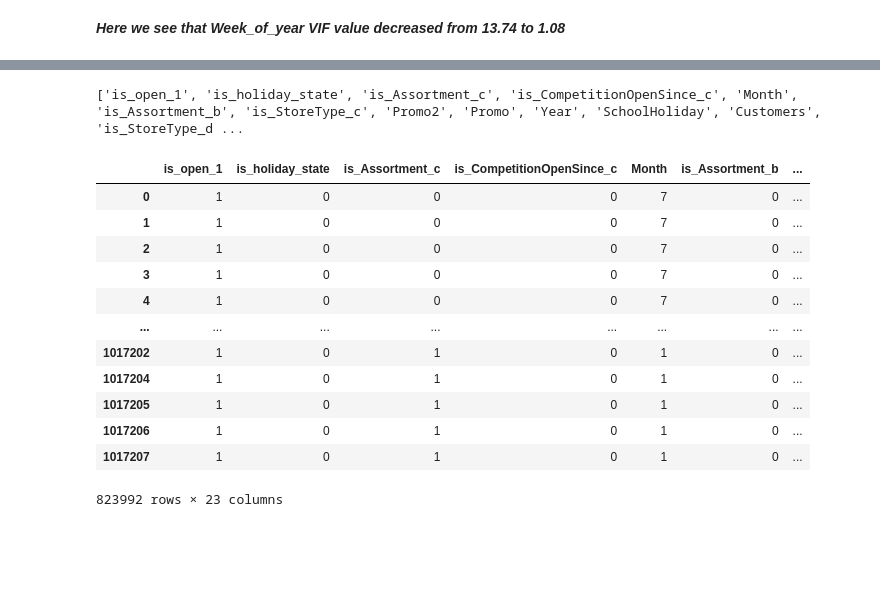
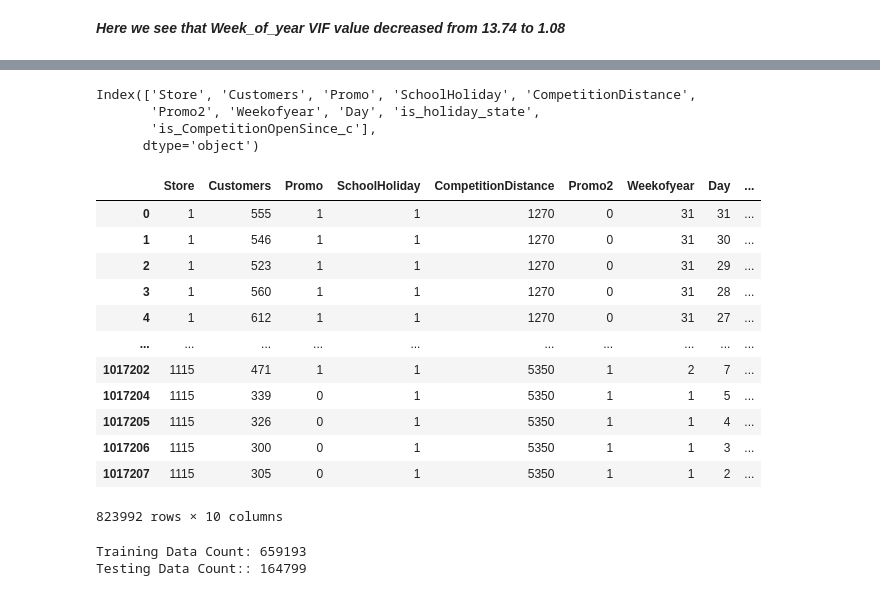
Before and after one commit to priyankashinde-DS/Rossmann_sales_prediction, a Jupyter notebook: ML(Supervised)_Rossmann_Sales_Prediction_Capstone_Project.ipynb, the cells around one changed output, grey strips where cells are left out. Cells and saved outputs as stored; diff of their text form; code cells hidden in the pictures; blank space fills up the shorter version.

```diff
--- a/ML(Supervised)_Rossmann_Sales_Prediction_Capstone_Project.ipynb
+++ b/ML(Supervised)_Rossmann_Sales_Prediction_Capstone_Project.ipynb
@@ -945,2 +922,2 @@ Index(['Store', 'Sales', 'Customers', 'Promo', 'SchoolHoliday',
 # %%
-input = clean_df.drop('Sales',axis=1)
+linear_model_df = df.drop('Sales',axis=1)
@@ -984,0 +953,3 @@ calc_vif(input.drop('Month',axis=1))
+# %%
+linear_model_df.drop(['is_CompetitionOpenSince_a','is_CompetitionOpenSince_b','Month','is_Assortment_b','is_Assortment_a','is_Assortment_c',
+                      'is_StoreType_a','is_StoreType_b','is_StoreType_c','is_StoreType_d','is_open_1'], axis=1,inplace=True)
@@ -998,0 +974,2 @@ calc_vif(x_input.drop(['is_CompetitionOpenSince_a','is_CompetitionOpenSince_b','
+# %%
+linear_model_df.drop(['is_sale_in_week','Year'], axis=1,inplace=True)
@@ -1000,10 +991,12 @@ calc_vif(x_input.drop(['is_CompetitionOpenSince_a','is_CompetitionOpenSince_b','
 dependent_variable = 'Sales'
 
 # Create a list of independent variables
-independent_variables = list(set(clean_df.columns.tolist()) - {dependent_variable})
-
+independent_variables = linear_model_df.columns
 print(independent_variables)
 # %% [output]
-['is_open_1', 'is_holiday_state', 'is_Assortment_c', 'is_CompetitionOpenSince_c', 'Month', 'is_Assortment_b', 'is_StoreType_c', 'Promo2', 'Promo', 'Year', 'SchoolHoliday', 'Customers', 'is_StoreType_d ...
+Index(['Store', 'Customers', 'Promo', 'SchoolHoliday', 'CompetitionDistance',
+       'Promo2', 'Weekofyear', 'Day', 'is_holiday_state',
+       'is_CompetitionOpenSince_c'],
+      dtype='object')
 # %%
 # Create the data of independent variables
@@ -1015,19 +1007,25 @@ y = clean_df[dependent_variable].values
 # %%
-clean_df[independent_variables]
+df[independent_variables]
 # %% [output]
-|  | is_open_1 | is_holiday_state | is_Assortment_c | is_CompetitionOpenSince_c | Month | is_Assortment_b | ... |
-| 0 | 1 | 0 | 0 | 0 | 7 | 0 | ... |
-| 1 | 1 | 0 | 0 | 0 | 7 | 0 | ... |
-| 2 | 1 | 0 | 0 | 0 | 7 | 0 | ... |
-| 3 | 1 | 0 | 0 | 0 | 7 | 0 | ... |
-| 4 | 1 | 0 | 0 | 0 | 7 | 0 | ... |
-| ... | ... | ... | ... | ... | ... | ... | ... |
-| 1017202 | 1 | 0 | 1 | 0 | 1 | 0 | ... |
-| 1017204 | 1 | 0 | 1 | 0 | 1 | 0 | ... |
-| 1017205 | 1 | 0 | 1 | 0 | 1 | 0 | ... |
-| 1017206 | 1 | 0 | 1 | 0 | 1 | 0 | ... |
-| 1017207 | 1 | 0 | 1 | 0 | 1 | 0 | ... |
+|  | Store | Customers | Promo | SchoolHoliday | CompetitionDistance | Promo2 | Weekofyear | Day | ... |
+| 0 | 1 | 555 | 1 | 1 | 1270 | 0 | 31 | 31 | ... |
+| 1 | 1 | 546 | 1 | 1 | 1270 | 0 | 31 | 30 | ... |
+| 2 | 1 | 523 | 1 | 1 | 1270 | 0 | 31 | 29 | ... |
+| 3 | 1 | 560 | 1 | 1 | 1270 | 0 | 31 | 28 | ... |
+| 4 | 1 | 612 | 1 | 1 | 1270 | 0 | 31 | 27 | ... |
+| ... | ... | ... | ... | ... | ... | ... | ... | ... | ... |
+| 1017202 | 1115 | 471 | 1 | 1 | 5350 | 1 | 2 | 7 | ... |
+| 1017204 | 1115 | 339 | 0 | 1 | 5350 | 1 | 1 | 5 | ... |
+| 1017205 | 1115 | 326 | 0 | 1 | 5350 | 1 | 1 | 4 | ... |
+| 1017206 | 1115 | 300 | 0 | 1 | 5350 | 1 | 1 | 3 | ... |
+| 1017207 | 1115 | 305 | 0 | 1 | 5350 | 1 | 1 | 2 | ... |
-823992 rows × 23 columns
+823992 rows × 10 columns
 # %%
 # Splitting the dataset into the Training set and Test set
 X_train, X_test, y_train, y_test = train_test_split(X, y, test_size = 0.2, random_state = 0)
+# %%
+print('Training Data Count:', X_train.shape[0])
+print('Testing Data Count::', X_test.shape[0])
+# %% [output]
+Training Data Count: 659193
+Testing Data Count:: 164799
```
Also changed, not shown: parts of 59 cells of this notebook.
